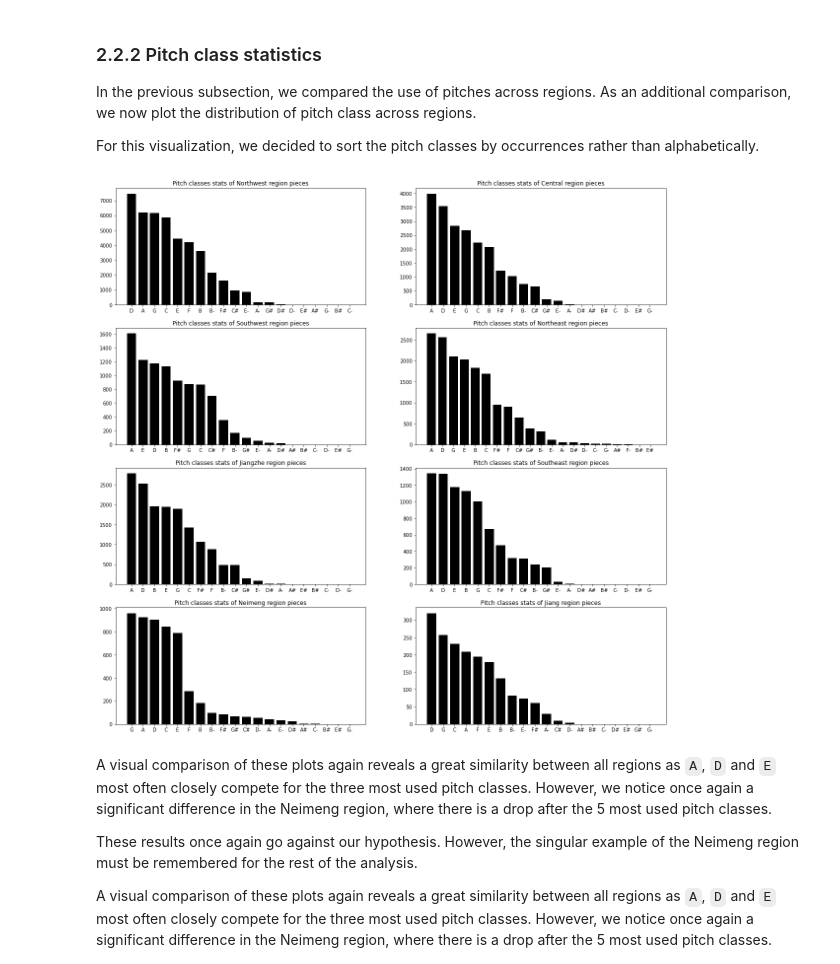
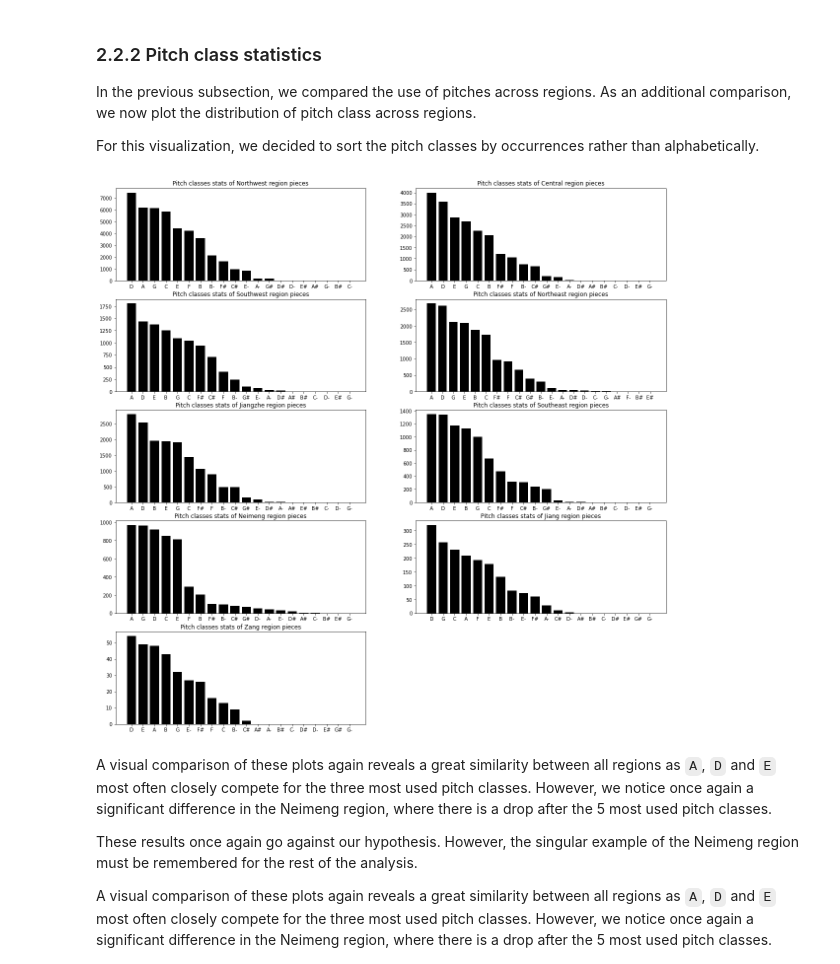
Before and after one commit to ravinitheshreddy/Digital-Musicology-Project, a Jupyter notebook: milestone2.ipynb, the cells around one changed output. Saved outputs shown, nothing was run; the diff lists cells and outputs as text; code cells hidden in the pictures.

Commit message:
Updated M2 to read manually annotated geo divisions

```diff
--- a/milestone2.ipynb
+++ b/milestone2.ipynb
@@ -325,6 +325,8 @@ for region in tqdm(music_data):
         tonic, _, durations, beat_strengths, intervals = get_tonic_durations_beat_strengths_intervals(score)
         pitches = [str(pitch) for pitch in score.pitches]
         pitch_classes = [str(pitch.name) for pitch in score.pitches]
+        length = len(pitches)
+        unq_pitchclass_count = len(set(pitch_classes))
 
         # transposing
         i = interval.Interval(pitch.Pitch(tonic), pitch.Pitch("C")).semitones
@@ -335,7 +337,7 @@ for region in tqdm(music_data):
         mode = get_mode(top5)
         pitches_transposed = [str(pitch) for pitch in scoreTransposed.pitches]
         pitch_classes_transposed = [str(pitch.name) for pitch in scoreTransposed.pitches]
-        CFS_list.append([region, title, location, tonic, pitches, pitch_classes, durations, beat_strengths, intervals, pitches_transposed, pitch_classes_transposed, top5, mode])
-CFS_full = pd.DataFrame(CFS_list, columns=["region", "title", "location", "tonic", "pitches", "pitchclasses", "durations", "beat_strengths", "intervals", "pitches_transposed", "pitchclasses_transposed", "top5_after_transpose", "mode"])
+        CFS_list.append([region, title, location, tonic, length, unq_pitchclass_count, pitches, pitch_classes, durations, beat_strengths, intervals, pitches_transposed, pitch_classes_transposed, top5, mode])
+CFS_full = pd.DataFrame(CFS_list, columns=["region", "title", "location", "tonic", "length", "unq_pitchclass_count", "pitches", "pitchclasses", "durations", "beat_strengths", "intervals", "pitches_transposed", "pitchclasses_transposed", "top5_after_transpose", "mode"])
 CFS_full
 # %% [output]
@@ -562,7 +608,7 @@ In this subsection, we plot the combined pitch and scale degrees distributions o
 To do so, we first create empty dictionaries to store the pitches and scale degrees before and after transposition with division name as key and values as a list of pitches/scale degrees of all pieces belonging to that division.
 # %%
 # The manually annotated geographic divisions
-geo_divisions = ["Northwest", "Central", "Southwest", "Northeast", "Jiangzhe", "Southeast", "Neimeng", "Jiang"]
+geo_divisions = ["Northwest", "Central", "Southwest", "Northeast", "Jiangzhe", "Southeast", "Neimeng", "Jiang", "Zang"]
 pitch_classes_list = ['A', 'A#', 'A-', 'B', 'B#', 'B-', 'C', 'C#', 'C-', 'D', 'D#', 'D-', 'E', 'E#', 'E-', 'F', 'F#', 'G', 'G#', 'G-']
 
 # Empty dictionaries to store pitches and
@@ -621,20 +668,22 @@ For this visualization, we decided to sort the pitch classes by occurrences rath
 # %%
 plt.rcParams["figure.figsize"] = (20,20)
 region_scaledegree_counts = {}
-fig, axarr = plt.subplots(4,2)
+fig, axarr = plt.subplots(5,2)
 
 for gloc,ax in zip(region_scaledegree_stat, axarr.flat):
 
     counter = Counter(region_scaledegree_stat[gloc])
 #     scaledegree_fractions = {i:counter[i] / len(region_scaledegree_stat[gloc]) for i in counter}
     scaledegree_fractions = {i:counter[i] for i in counter}
     scaledegree_fractions = {**scaledegree_defcount, **scaledegree_fractions}
     region_scaledegree_counts[gloc] = sorted(scaledegree_fractions.items(), key=lambda pair: -pair[1])
     x, y = zip(*region_scaledegree_counts[gloc])
     ax.bar(x, y, color='black')
     ax.set_title("Pitch classes stats of {} region pieces".format(gloc))
+
+fig.delaxes(axarr[4,1])
 # %% [output]
-[figure, old version]
+[figure, new version]
 # %% [markdown]
 A visual comparison of these plots again reveals a great similarity between all regions as `A`, `D` and `E` most often closely compete for the three most used pitch classes. However, we notice once again a significant difference in the Neimeng region, where there is a drop after the 5 most used pitch classes.
 
```
Also changed, not shown: parts of 23 cells of this notebook, 1 other file.
